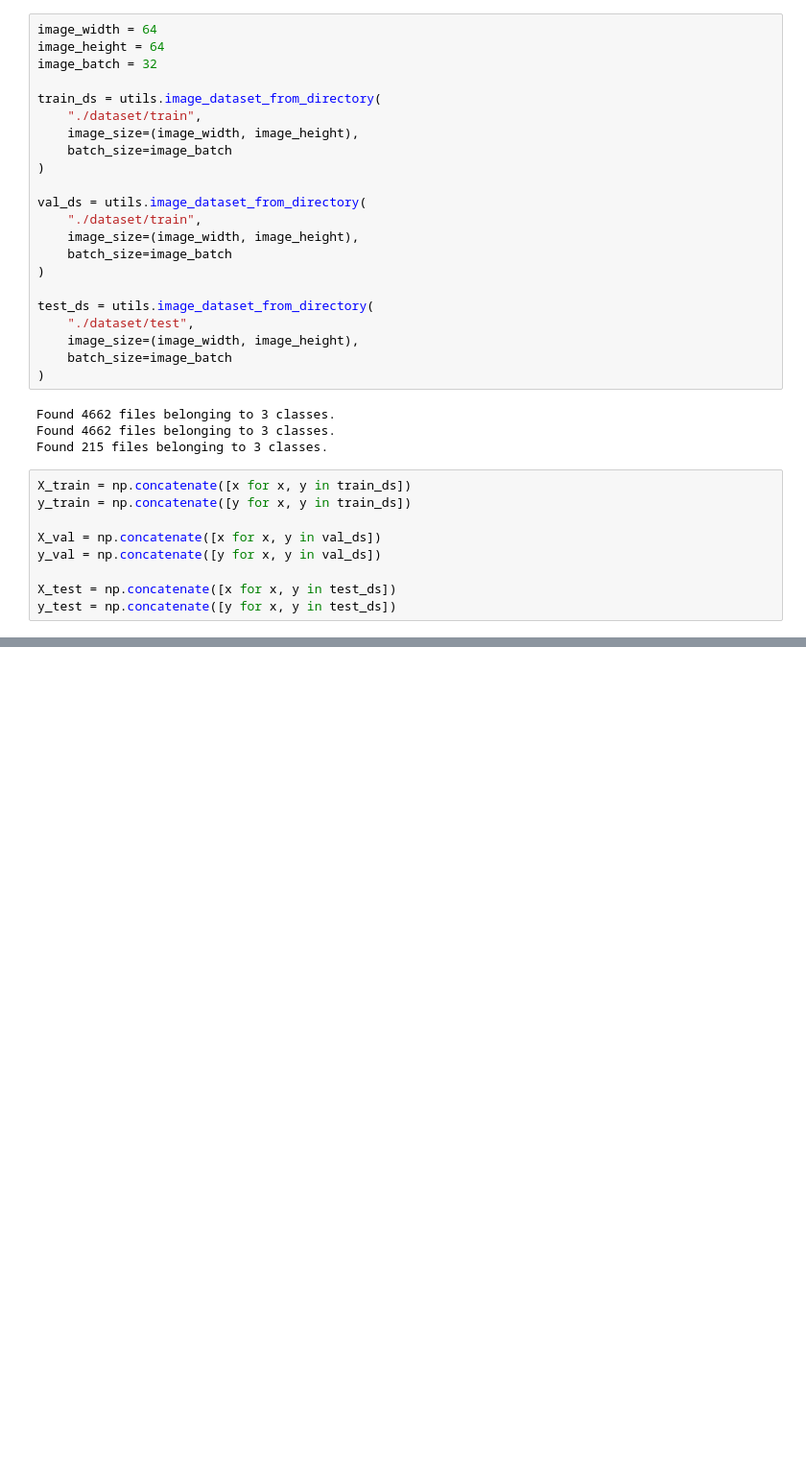
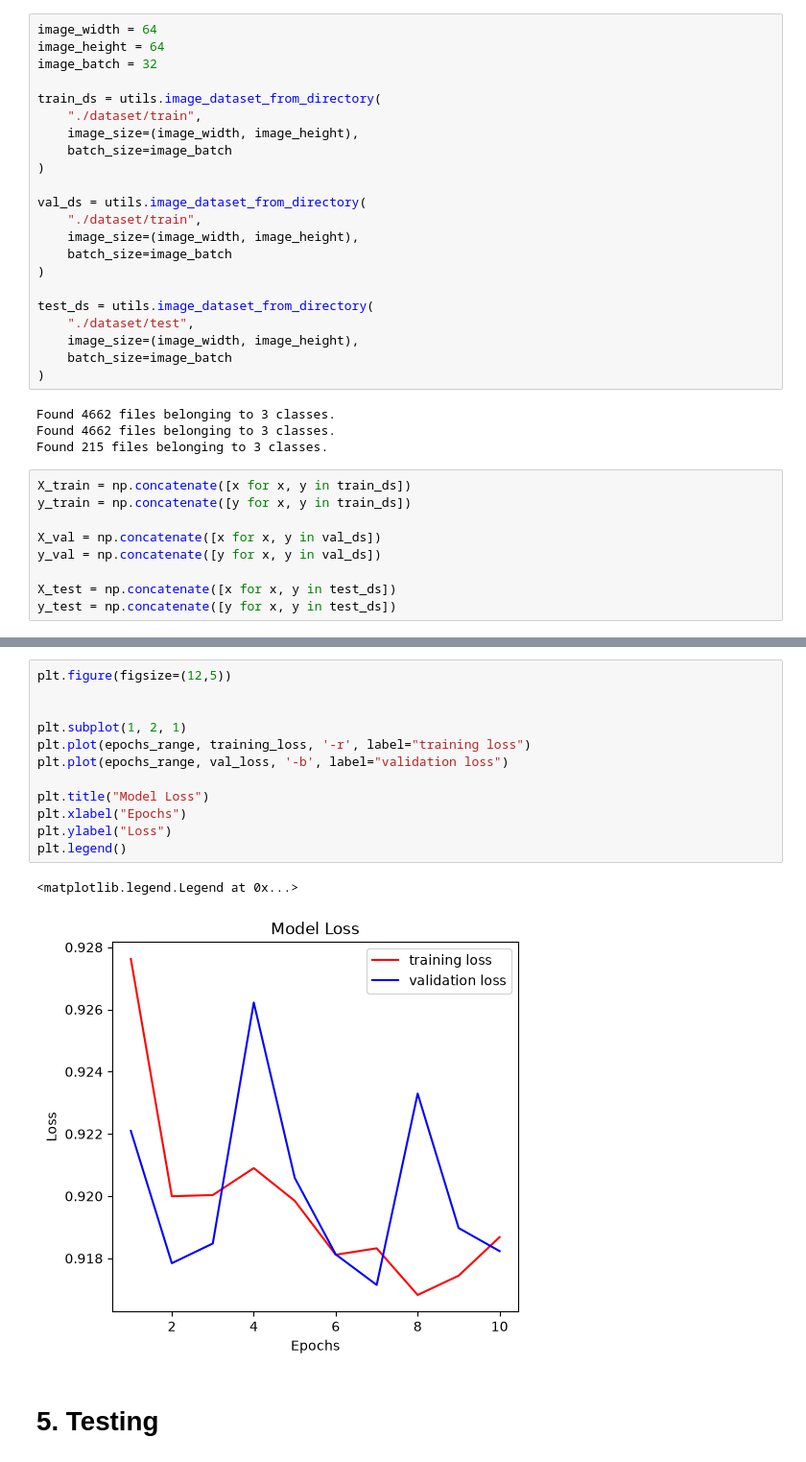
Before and after one commit to rashid7089/Plant-Disease-CNN, a Jupyter notebook: main_1.ipynb, the cells around one changed output, grey strips where cells are left out. Shown at 96% size. Cells and saved outputs as stored; diff of their text form; blank space fills up the shorter version.

```diff
--- a/main_1.ipynb
+++ b/main_1.ipynb
@@ -87,0 +193,17 @@ build_cnn({
+# %%
+plt.figure(figsize=(12,5))
+
+
+plt.subplot(1, 2, 1)
+plt.plot(epochs_range, training_loss, '-r', label="training loss")
+plt.plot(epochs_range, val_loss, '-b', label="validation loss")
+
+plt.title("Model Loss")
+plt.xlabel("Epochs")
+plt.ylabel("Loss")
+plt.legend()
+# %% [output]
+<matplotlib.legend.Legend at 0x...>
+[figure, added]
+# %% [markdown]
+# 5. Testing
```
Also changed, not shown: parts of 22 cells of this notebook.
